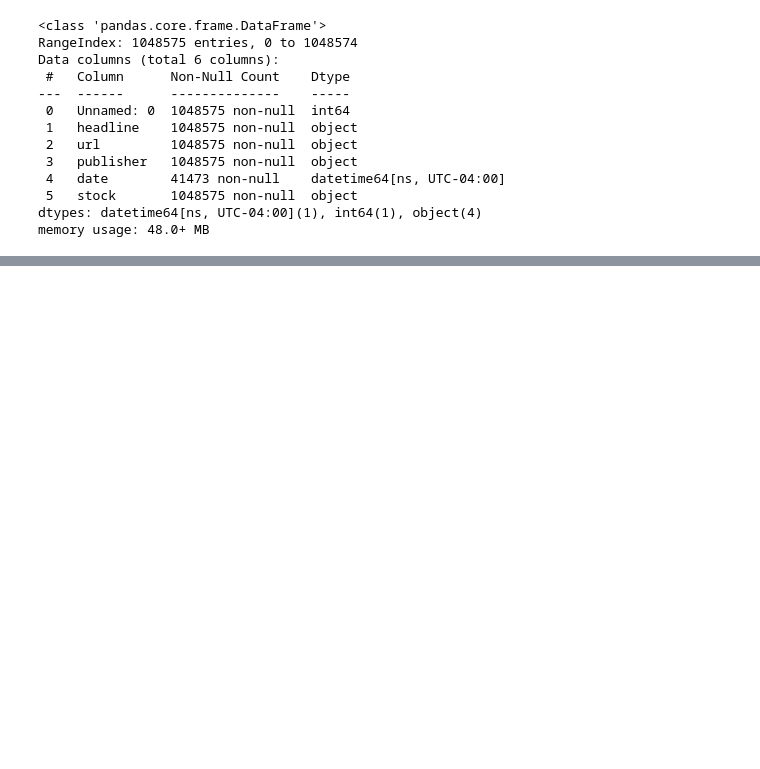
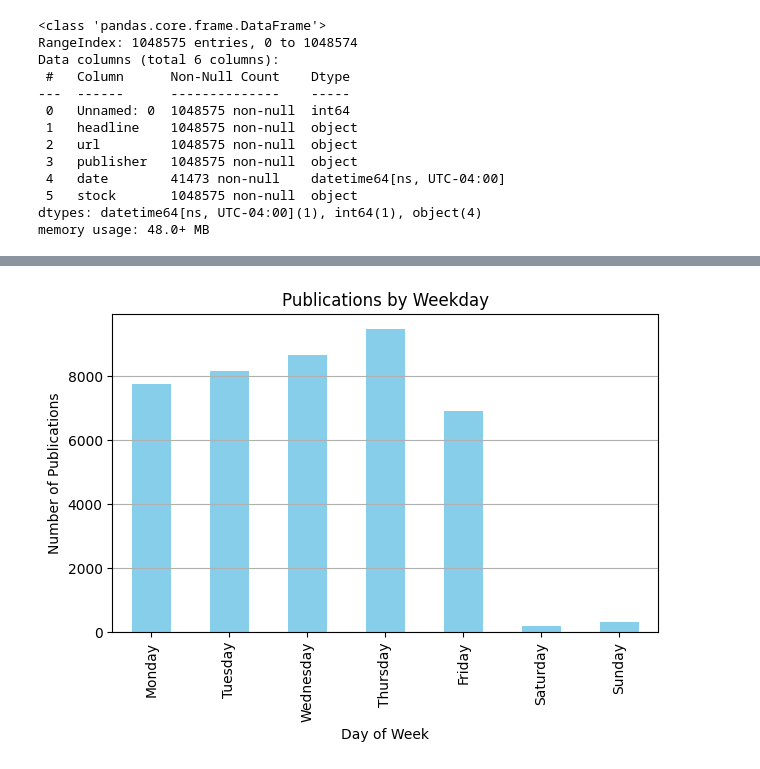
Before and after one commit to Skell30/Predicting-Price-Moves-with-News-Sentiment, a Jupyter notebook: task1/task1.ipynb, the cells around one changed output, grey strips where cells are left out. Drawn from its saved outputs; the diff is of its cells as text; code cells hidden in the pictures; blank space fills up the shorter version.

```diff
--- a/task1/task1.ipynb
+++ b/task1/task1.ipynb
@@ -70,0 +140,5 @@ raw.head()
+# %%
+weekday_counts = raw['weekday'].value_counts().loc[
+    ['Monday', 'Tuesday', 'Wednesday', 'Thursday', 'Friday', 'Saturday', 'Sunday']
+]
+weekday_counts.describe()
@@ -70,0 +164,9 @@ raw.head()
+# %%
+weekday_counts.plot(kind='bar', title='Publications by Weekday', color='skyblue')
+plt.xlabel('Day of Week')
+plt.ylabel('Number of Publications')
+plt.grid(axis='y')
+plt.tight_layout()
+plt.show()
+# %% [output]
+[figure, added]
```
Also changed, not shown: parts of 9 cells of this notebook.
